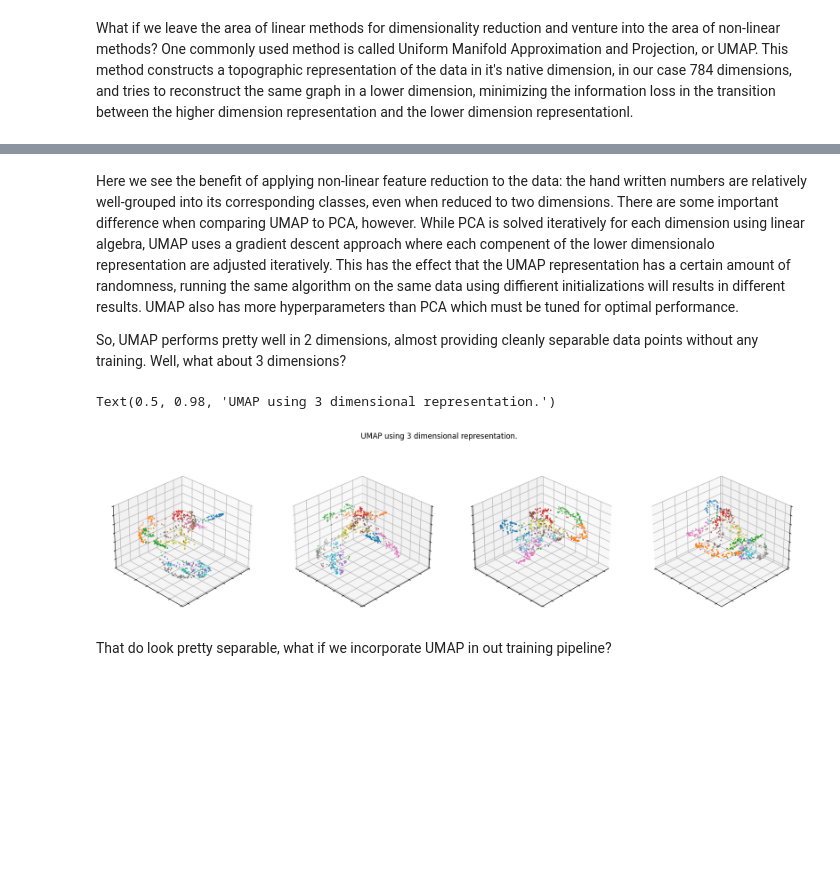
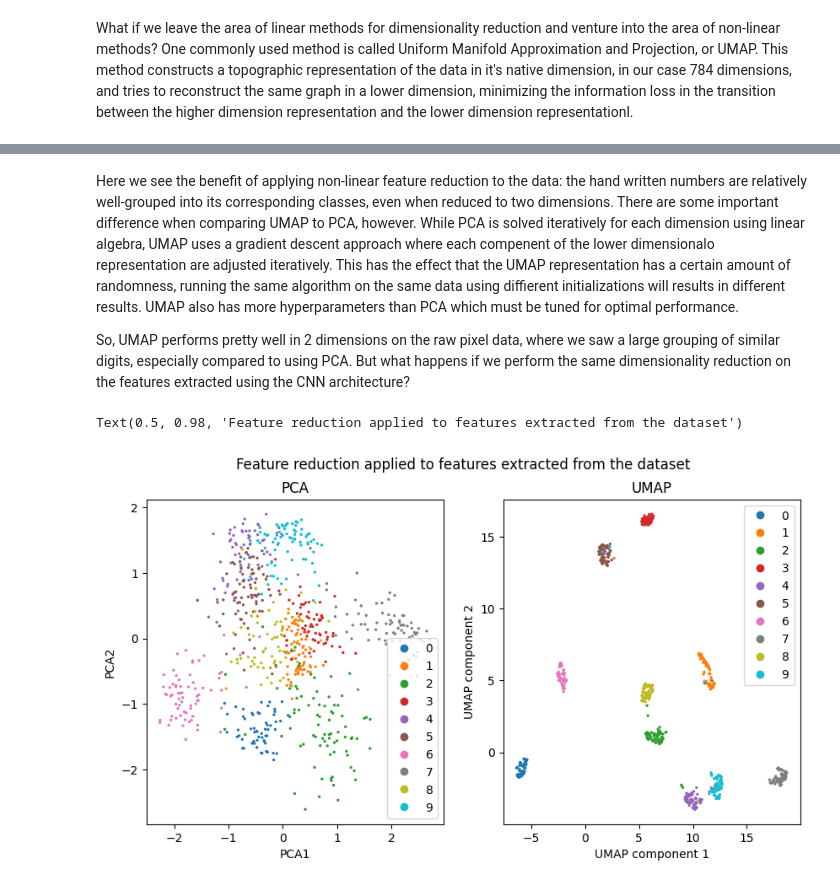
Before and after one commit to CecinestpasJonatan/MachineaLearningIntroNotebook, a Jupyter notebook: MachineLearningIntro.ipynb, the cells around one changed output, grey strips where cells are left out. Saved outputs shown, nothing was run; the diff lists cells and outputs as text; code cells hidden in the pictures; blank space fills up the shorter version.

```diff
--- a/MachineLearningIntro.ipynb
+++ b/MachineLearningIntro.ipynb
@@ -1181,25 +1182,31 @@ Text(0.5, 0.98, 'PCA transformation on raw pixel data compared to UMAP')
 # %% [markdown]
 Here we see the benefit of applying non-linear feature reduction to the data: the hand written numbers are relatively well-grouped into its corresponding classes, even when reduced to two dimensions. There are some important difference when comparing UMAP to PCA, however. While PCA is solved iteratively for each dimension using linear algebra, UMAP uses a gradient descent approach where each compenent of the lower dimensionalo representation are adjusted iteratively. This has the effect that the UMAP representation has a certain amount of randomness, running the same algorithm on the same data using diffierent initializations will results in different results. UMAP also has more hyperparameters than PCA which must be tuned for optimal performance.
 
-So, UMAP performs pretty well in 2 dimensions, almost providing cleanly separable data points without any training. Well, what about 3 dimensions?
+So, UMAP performs pretty well in 2 dimensions on the raw pixel data, where we saw a large grouping of similar digits, especially compared to using PCA. But what happens if we perform the same dimensionality reduction on the features extracted using the CNN architecture?
-# %%
-umap_raw = UMAP(n_components=3)
-
-umap_data = umap_raw.fit_transform(ex_data_full.reshape(ex_data_full.detach().numpy().shape[0], ex_data_full.detach().numpy().shape[-2] * ex_data_full.detach().numpy().shape[-1]))
-
-fig, ax = plt.subplots(ncols=4, figsize=(20,5), subplot_kw=dict(projection='3d'))
-
-for i in range(4):
-  ax[i].scatter(umap_data[:, 0], umap_data[:, 1], umap_data[:, 2], s=2, c=ex_target_full.flatten()[ex_target_full_idx], cmap='tab10')
-  ax[i].view_init(elev=30., azim=i * 90 + 45)
-
-  ax[i].xaxis.set_ticklabels([])
-  ax[i].yaxis.set_ticklabels([])
-  ax[i].zaxis.set_ticklabels([])
-
-plt.suptitle("UMAP using 3 dimensional representation.")
-# %% [output]
-Text(0.5, 0.98, 'UMAP using 3 dimensional representation.')
-[figure, removed]
-# %% [markdown]
-That do look pretty separable, what if we incorporate UMAP in out training pipeline?
+# %%
+#@title Code
+umap_raw = UMAP(n_components=2)
+
+umap_data = umap_raw.fit_transform(CNN_output_embedding)
+
+fig, ax = plt.subplots(ncols=2, figsize=(10,5))
+
+pca_scatter_emb = ax[0].scatter(pca_embedding[:, 0], pca_embedding[:, 1], s=2, c=ex_target_full.flatten()[ex_target_full_idx], cmap='tab10')
+umap_scatter_emb = ax[1].scatter(umap_data[:, 0], umap_data[:, 1], s=2, c=ex_target_full.flatten()[ex_target_full_idx], cmap='tab10')
+
+ax[0].set_title('PCA')
+ax[1].set_title('UMAP')
+
+ax[0].set_xlabel("PCA1")
+ax[0].set_ylabel("PCA2")
+
+ax[1].set_xlabel("UMAP component 1")
+ax[1].set_ylabel("UMAP component 2")
+
+ax[0].legend(*pca_scatter_emb.legend_elements())
+ax[1].legend(*umap_scatter_emb.legend_elements())
+
+plt.suptitle("Feature reduction applied to features extracted from the dataset")
+# %% [output]
+Text(0.5, 0.98, 'Feature reduction applied to features extracted from the dataset')
+[figure, added]
```
Also changed, not shown: parts of 2 cells of this notebook.
